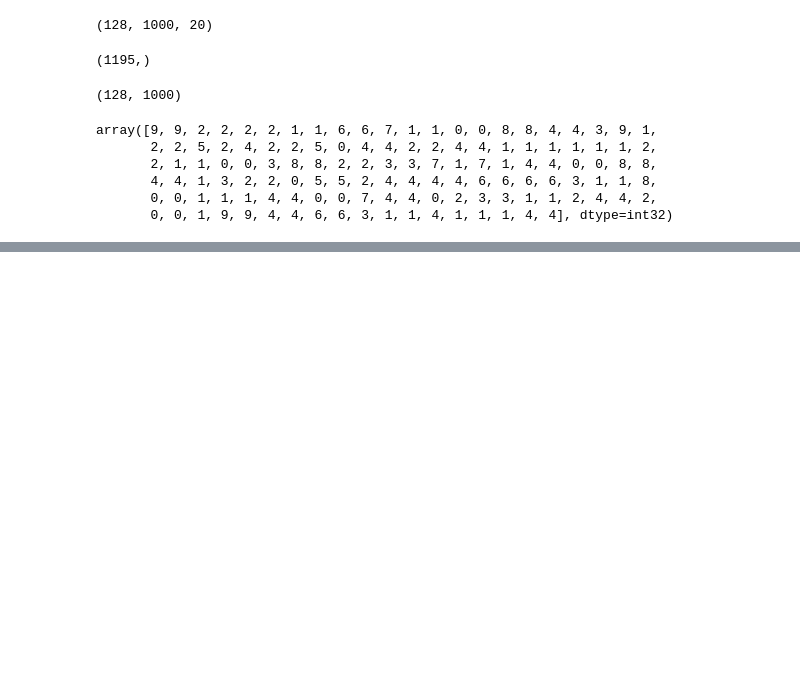
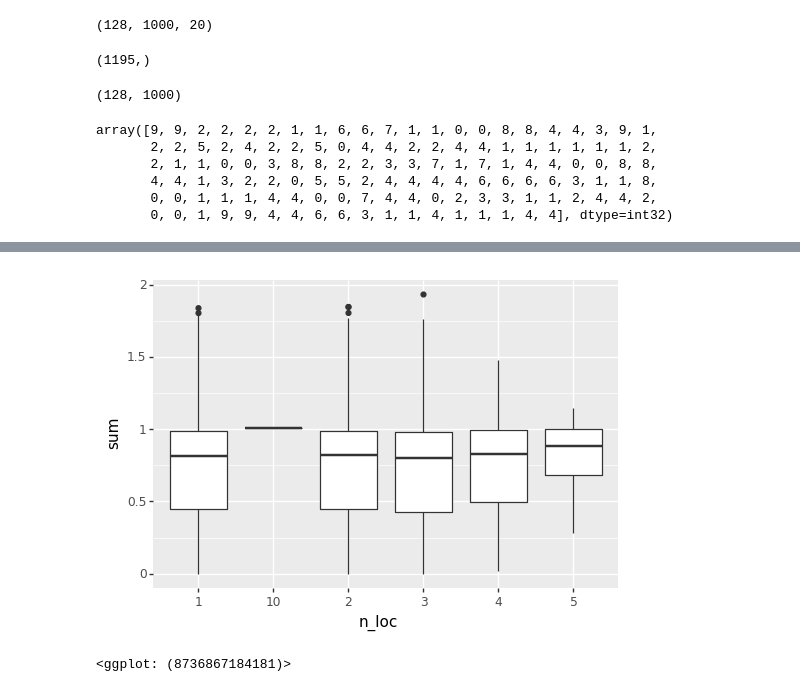
Before and after one commit to grst/subcellular_localization, a Jupyter notebook: notebooks/test_model.ipynb, the cells around one changed output, grey strips where cells are left out. Drawn from its saved outputs; the diff is of its cells as text; code cells hidden in the pictures; blank space fills up the shorter version.

```diff
--- a/notebooks/test_model.ipynb
+++ b/notebooks/test_model.ipynb
@@ -103,0 +157,2 @@ ax3.matshow(net_id)
+# %%
+predictions = np.load("./results/predictions_hpa.npy")
@@ -103,0 +167,4 @@ ax3.matshow(net_id)
+# %%
+pred = pd.DataFrame({'uniprot': hpa['identifiers'], 'sum': np.sum(predictions, axis=1)})
+# %%
+pred = pred.merge(hpa_uniprot, how="inner", on=["uniprot"])
@@ -103,0 +180,3 @@ ax3.matshow(net_id)
+# %%
+pred_group = pred.groupby(["uniprot", "sum"]).count().reset_index()
+pred_group = pred_group.assign(n_loc=[str(x) for x in pred_group.status])
@@ -103,0 +194,5 @@ ax3.matshow(net_id)
+# %%
+ggplot(pred_group, aes(x="n_loc", y="sum")) + geom_boxplot()
+# %% [output]
+[figure, added]
+<ggplot: (8736867184181)>
```
Also changed, not shown: parts of 25 cells of this notebook, 3 other files.
